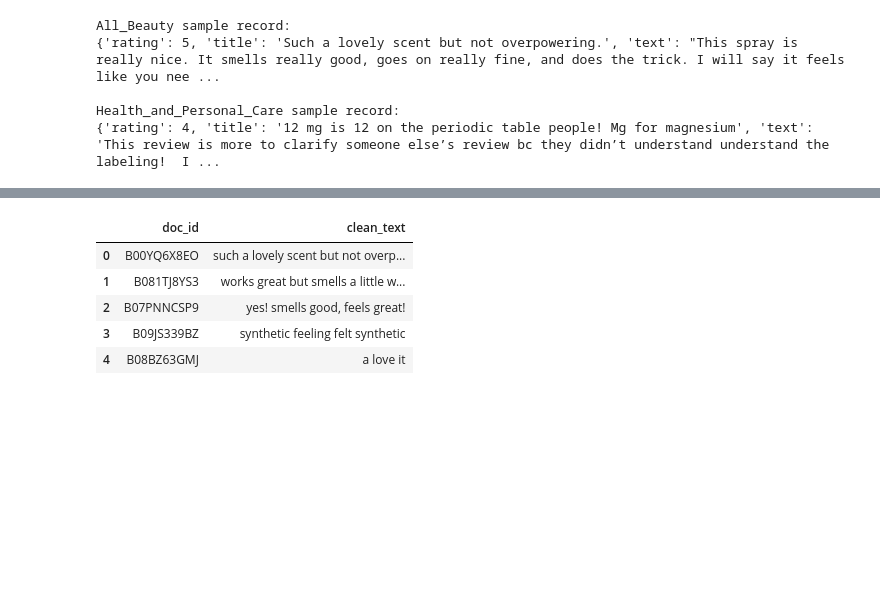
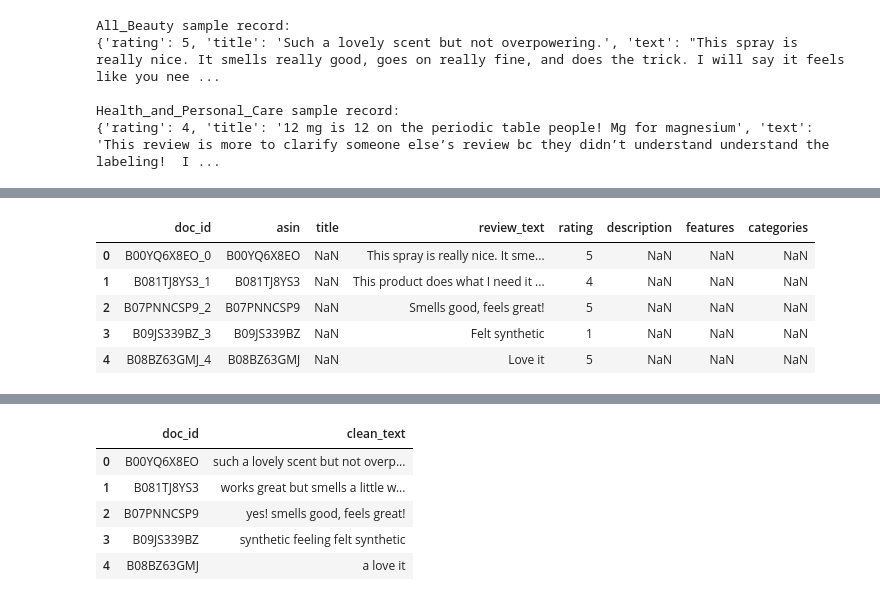
Before and after one commit to Omo6969/hybrid-rag-review-assistant, a Jupyter notebook: notebooks/milestone1_exploration.ipynb, the cells around one changed output, grey strips where cells are left out. Cells and saved outputs as stored; diff of their text form; code cells hidden in the pictures; blank space fills up the shorter version.

```diff
--- a/notebooks/milestone1_exploration.ipynb
+++ b/notebooks/milestone1_exploration.ipynb
@@ -67,0 +347,13 @@ Health_and_Personal_Care sample record:
+# %%
+if join_col is not None:
+    merged_df = reviews_df.merge(
+        meta_df,
+        on=join_col,
+        how="left",
+        suffixes=("_review", "_meta")
+    )
+else:
+    merged_df = reviews_df.copy()
+
+print("Merged shape:", merged_df.shape)
+display(merged_df.head(2))
@@ -67,0 +389,18 @@ Health_and_Personal_Care sample record:
+# %%
+def first_existing(df: pd.DataFrame, candidates: list[str], default=""):
+    for col in candidates:
+        if col in df.columns:
+            return df[col]
+    return pd.Series([default] * len(df), index=df.index)
+
+retrieval_df = pd.DataFrame({
+    "asin": first_existing(merged_df, ["asin", "parent_asin"], default=""),
+    "title": first_existing(merged_df, ["title_meta", "title", "title_review"], default=""),
+    "review_text": first_existing(merged_df, ["text", "review_text", "text_review"], default=""),
+    "rating": first_existing(merged_df, ["rating", "overall"], default=0),
+    "description": first_existing(merged_df, ["description", "description_meta"], default=""),
+    "features": first_existing(merged_df, ["features", "features_meta"], default=""),
+    "categories": first_existing(merged_df, ["categories", "categories_meta"], default="")
+})
+
+retrieval_df.head()
@@ -67,0 +414,19 @@ Health_and_Personal_Care sample record:
+# %%
+retrieval_df["doc_id"] = (
+    retrieval_df["asin"].astype(str).fillna("")
+    + "_"
+    + retrieval_df.index.astype(str)
+)
+
+retrieval_df = retrieval_df[
+    ["doc_id", "asin", "title", "review_text", "rating", "description", "features", "categories"]
+].copy()
+
+retrieval_df.head()
+# %% [output]
+|  | doc_id | asin | title | review_text | rating | description | features | categories |
+| 0 | B00YQ6X8EO_0 | B00YQ6X8EO | NaN | This spray is really nice. It sme... | 5 | NaN | NaN | NaN |
+| 1 | B081TJ8YS3_1 | B081TJ8YS3 | NaN | This product does what I need it ... | 4 | NaN | NaN | NaN |
+| 2 | B07PNNCSP9_2 | B07PNNCSP9 | NaN | Smells good, feels great! | 5 | NaN | NaN | NaN |
+| 3 | B09JS339BZ_3 | B09JS339BZ | NaN | Felt synthetic | 1 | NaN | NaN | NaN |
+| 4 | B08BZ63GMJ_4 | B08BZ63GMJ | NaN | Love it | 5 | NaN | NaN | NaN |
```
Also changed, not shown: parts of 40 cells of this notebook.
